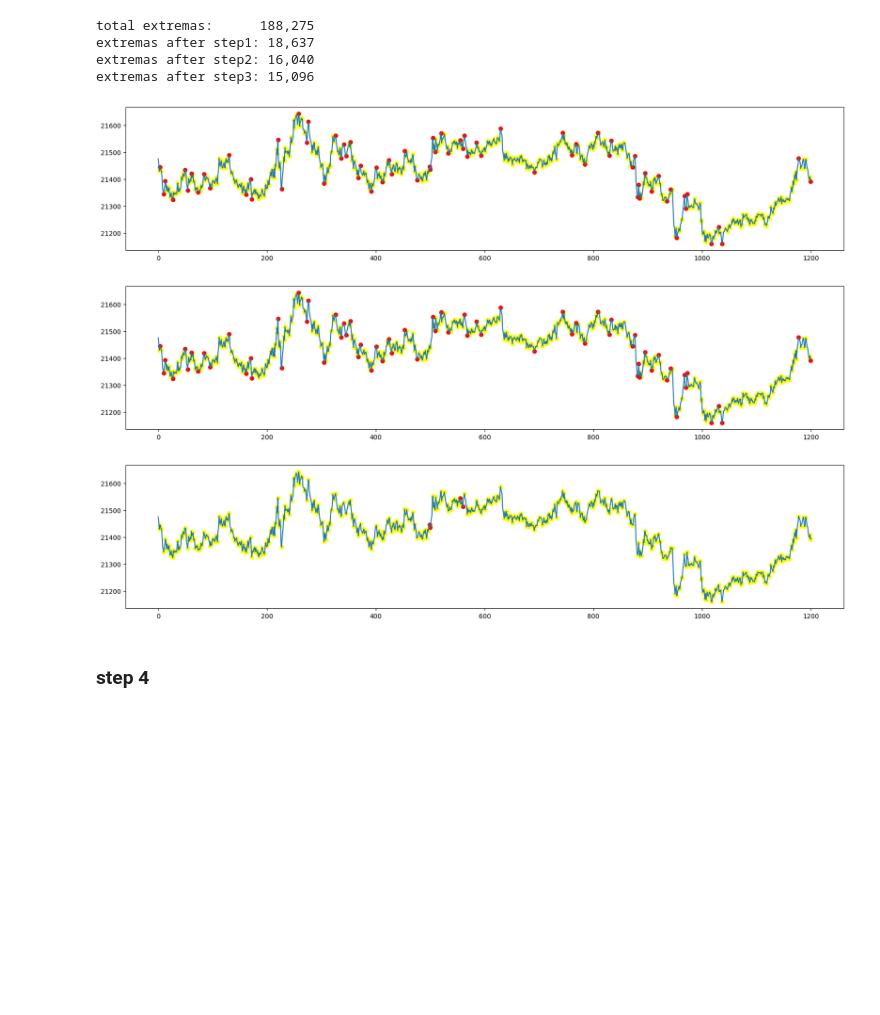
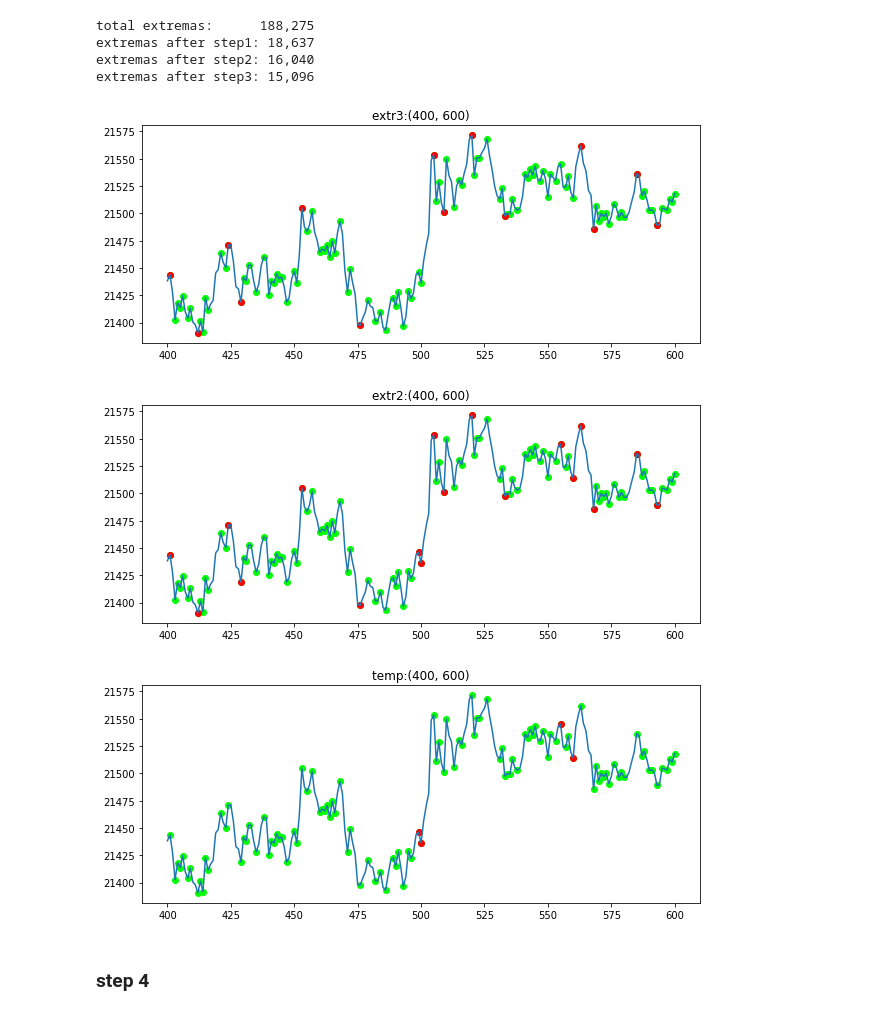
Before and after one commit to NikitaKrotenko/Diploma, a Jupyter notebook: razmetka.ipynb, the cells around one changed output. Cells and saved outputs as stored; diff of their text form; code cells hidden in the pictures; blank space fills up the shorter version.

```diff
--- a/razmetka.ipynb
+++ b/razmetka.ipynb
@@ -328,9 +368,9 @@ try:
         balance__3 = get_balance(balance, price_start, price_third_contract)
 
 
-        max_balance = max(balance1, balance123/min_prof_3contracts, balance__3)
+        max_balance = max(balance1, balance123/min_prof_3, balance__3)
 
-        if (max_balance > balance * min_profitability):
+        if (max_balance > balance * min_prof):
             if(max_balance == balance1):
                 extremas.append(index_first_contract)
                 price_start = price_first_contract
@@ -338,7 +378,7 @@ try:
             elif(max_balance == balance__3):
                 iterator = iter(df_razmetka.index[df_razmetka['is_extrema'] & (df_razmetka.index>=index_third_contract)])
 
-            elif(max_balance == balance123/min_prof_3contracts):
+            elif(max_balance == balance123/min_prof_3):
                 # print(index_first_contract, end=' ')
                 extremas.append(index_first_contract)
                 iterator = iter(df_razmetka.index[df_razmetka['is_extrema'] & (df_razmetka.index>=index_first_contract)])
@@ -347,5 +387,6 @@ try:
             pass
 except StopIteration:
     pass
-# %%
-df_razmetka['extr1'] = np.where(df_razmetka.index.isin(extremas), True, False)
+# %%
+df_razmetka.loc[extremas, 'extr1'] = True
+df_razmetka['extr1'].fillna(False, inplace=True)
@@ -444,7 +488,10 @@ def step3(df_raw, extr_col, new_extr_col):
                                 df.loc[df[new_extr_col], 'index'].loc[left_index:].shift(-2).iloc[:-3],
                                 df.loc[df[new_extr_col], 'index'].loc[left_index:].shift(-3).iloc[:-3]):
 
-            balance1 = get_balance(1,
+            # balance1 = get_balance(1,
+            #             price(contract0),
+            #             price(contract3))
+            balance2 = get_balance(1,
                         price(contract0),
                         price(contract3))
             balance3 = get_balance_3contracts(1,
@@ -452,9 +499,18 @@ def step3(df_raw, extr_col, new_extr_col):
                         price(contract1),
                         price(contract2),
                         price(contract3))
-            if (balance1*min_prof_3contracts >= balance3):
+
+            # if (balance1*min_prof >= balance3):
+            #     clear_output(wait=True)
+            #     print([contract1, contract2])
+            #     extremas_todrop += [contract1, contract2]
+
+            #     left_index = contract1
+            #     break
+            if (balance2*min_prof_3 >= balance3):
                 clear_output(wait=True)
                 print([contract1, contract2])
+
                 extremas_todrop += [contract1, contract2]
                 df.loc[[contract1, contract2], new_extr_col] = False
                 left_index = contract3
@@ -485,16 +541,16 @@ extremas after step1: 18,637
 extremas after step2: 16,040
 extremas after step3: 15,096
 # %%
-plot_selected_extremas(df_razmetka, 'extr2', 1200, figsize=(20,4))
-plot_selected_extremas(df_razmetka, 'extr3', 1200, figsize=(20,4))
+plot_selected_extremas(df_razmetka, 'extr3', window=(400,600), figsize=(10,4))
+plot_selected_extremas(df_razmetka, 'extr2', window=(400,600), figsize=(10,4))
 
 df_razmetka['temp'] = ~df_razmetka['extr3'] & df_razmetka['extr2']
-plot_selected_extremas(df_razmetka, 'temp', 1200, figsize=(20,4))
+plot_selected_extremas(df_razmetka, 'temp', window=(400,600), figsize=(10,4))
 df_razmetka.drop(columns='temp', inplace=True)
 # %% [output]
-[figure, old version]
+[figure, new version]
-[figure, old version]
+[figure, new version]
-[figure, old version]
+[figure, new version]
 # %% [markdown]
 ### step 4
 # %%
```
Also changed, not shown: parts of 29 cells of this notebook.
